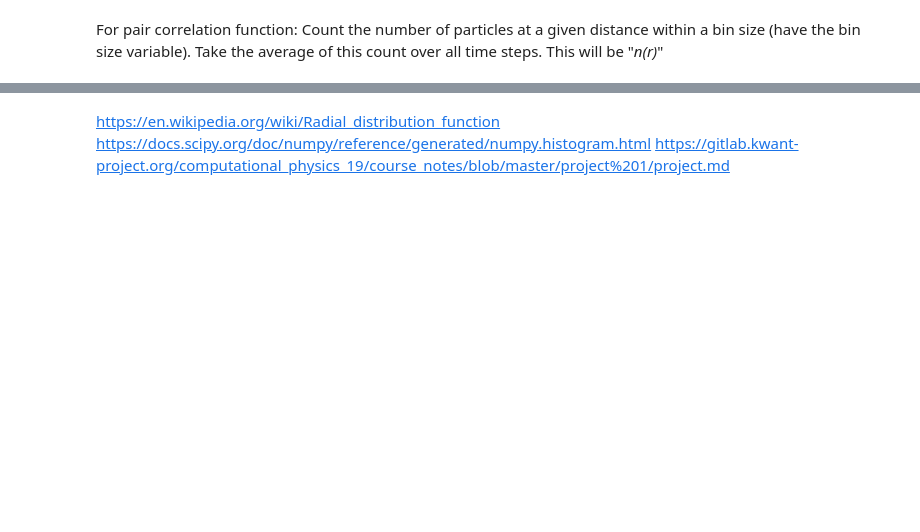
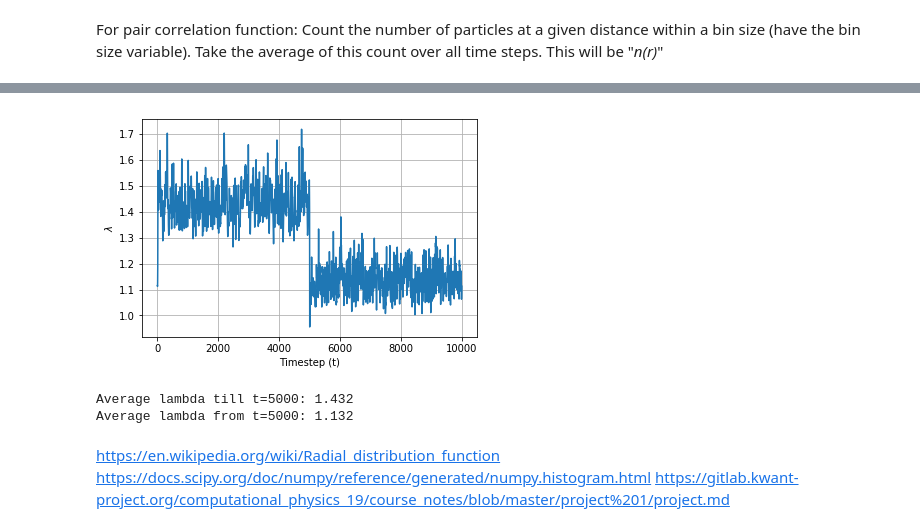
Before and after one commit to Merg3D/computational_physics_2019, a Jupyter notebook: Project1/Argon Project.ipynb, the cells around one changed output, grey strips where cells are left out. Cells and saved outputs as stored; diff of their text form; code cells hidden in the pictures; blank space fills up the shorter version.

```diff
--- a/Project1/Argon Project.ipynb
+++ b/Project1/Argon Project.ipynb
@@ -173,0 +91,24 @@ NameError: name 'r_next' is not defined
+# %%
+for t in range(1, num_time):
+    if t == rescaling_time:
+        lambda_factor = np.average(lambdas[100:t-1])
+        state[:, t-1, 3:] = lambda_factor * state[:, t-1, 3:]
+        print('rescaled by a factor of: {:.3f} at t={}'.format(lambda_factor, t))
+
+    for p in range(num_part):
+        # the distance and force between the two closest particles at t-1
+        forces[p], _, _ = func.get_force(state, t-1, p, L)
+
+        # positions at time t
+        state[p, t, :3] = func.next_position(state[p, t-1, :3], state[p, t-1, 3:], forces[p], h, L)
+
+    for p in range(num_part):
+        F_next, P_next, distances[t, p, :] = func.get_force(state, t, p, L)
+        v_next = func.next_velocity(state[p, t-1, 3:], forces[p], F_next, h)
+        state[p, t, 3:] = v_next
+
+        # calculate the energy of the particle
+        E_kin[p, t] = func.norm(func.KE(v_next))
+        E_pot[p, t] = 0.5 * P_next
+        E_tot[p, t] = E_pot[p, t] + E_kin[p, t]
+        lambdas[t] = func.get_lambda(state, t, num_part, T)
@@ -189,3 +150,17 @@ For pair correlation function: Count the number of particles at a given distance
+# %%
+plt.figure()
+plt.plot(range(num_time), lambdas)
+plt.xlabel('Timestep (t)')
+plt.ylabel('$\lambda$')
+plt.grid()
+plt.show()
+
+print('Average lambda till t={}: {:.3f}'.format(rescaling_time, np.average(lambdas[:rescaling_time])))
+print('Average lambda from t={}: {:.3f}'.format(rescaling_time, np.average(lambdas[rescaling_time:])))
+# %% [output]
+[figure, added]
+Average lambda till t=5000: 1.432
+Average lambda from t=5000: 1.132
 # %% [markdown]
 https://en.wikipedia.org/wiki/Radial_distribution_function
 https://docs.scipy.org/doc/numpy/reference/generated/numpy.histogram.html
```
Also changed, not shown: parts of 9 cells of this notebook, 1 other file.
